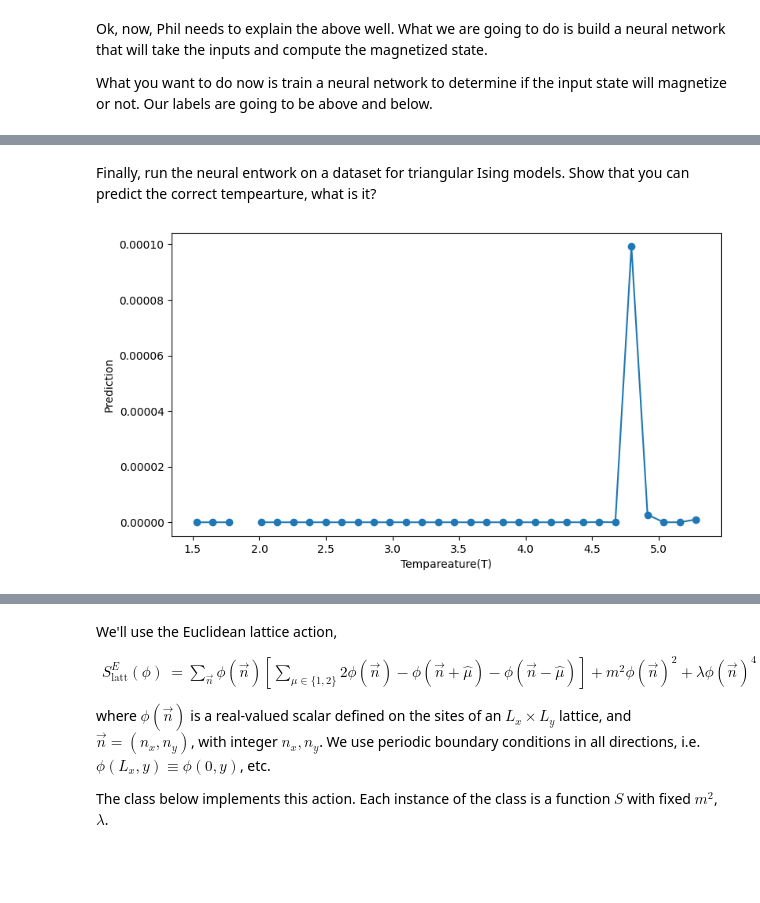
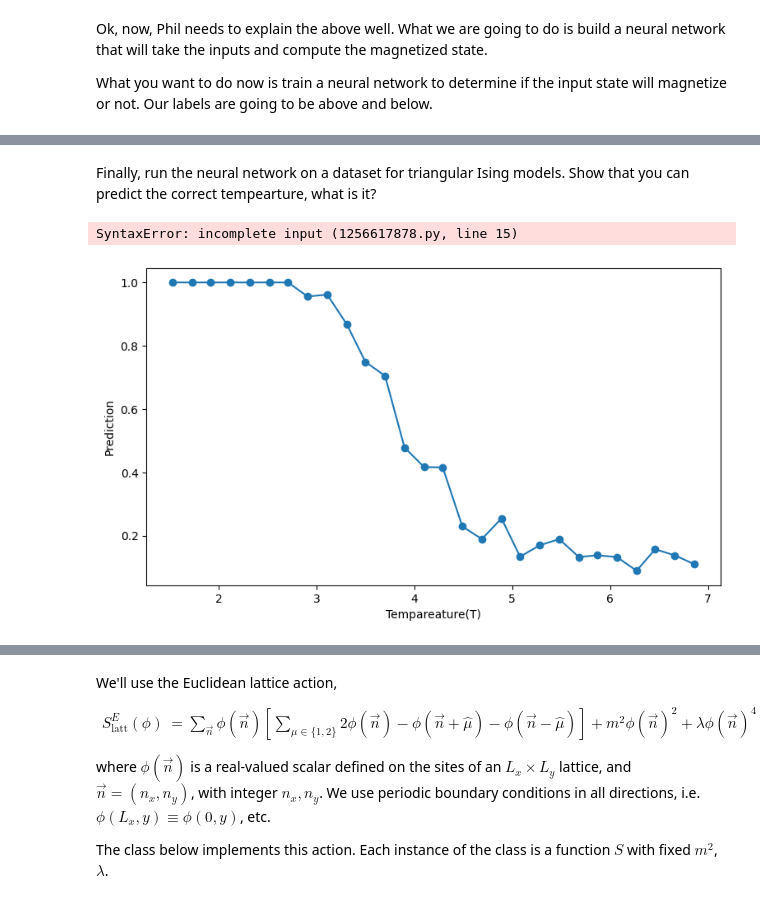
Before and after one commit to violatingcp/project3, a Jupyter notebook: Project3Notes.ipynb, the cells around one changed output, grey strips where cells are left out. Drawn from its saved outputs; the diff is of its cells as text; code cells hidden in the pictures; blank space fills up the shorter version.

```diff
--- a/Project3Notes.ipynb
+++ b/Project3Notes.ipynb
@@ -23,0 +154,3 @@ As a first step write (split the below code into multiple steps to build the con
+# %%
+def update_rand(iArr,N,TM1):
+    return
@@ -523 +1158,12 @@ Epoch: 11 LOSS train: 0.4300193190574646
+# %%
+model.train(False)
+test_accuracy = Accuracy(task="binary", num_classes=2)
+for x, y, t in test_loader:
+    with torch.no_grad():
+            #Run inference on test dataset
+            #Insert code here
+
+#compute accuracy
+#plot Prediction vs tempature for truth and pred
+#Do you get good validation?
 # %% [markdown]
@@ -590,55 +1256,74 @@ sim 0
 # %% [markdown]
-Finally, run the neural entwork on a dataset for triangular Ising models. Show that you can predict the correct tempearture, what is it?
+Finally, run the neural network on a dataset for triangular Ising models. Show that you can predict the correct tempearture, what is it?
+# %%
+#Now lets test it on something different
+def load():
+    #following above, read teh data and output a dataset
+    return data_tri_train, data_tri_test
+
+data_tri_train, data_tri_test = load()
+batch=1000
+test_tri_loader = DataLoader(data_tri_test, batch_size=batch,shuffle=True)
+
+#again following above, plot the temp applying your prevoiusly trained NN to the triagle boltzman
+model.train(False)
+for x, y, t in test_tri_loader:
+    with torch.no_grad():
+
+#What is accuracy?
+#plot Score vs Temp where is the phase transition, is it consistent with truth see arxiv paper
+# %% [output]
+SyntaxError: incomplete input (1256617878.py, line 15)
 # %%
 #Now lets test it on something different
 def load():
     nones = 0
     all_tri_data  = None
     all_tri_temps = None
-    for temp in tqdm (range (nt), desc="Loading..."):
-        f = h5py.File('tridata_'+str(T[temp])+'.h5', 'r')
+    for temp in tqdm (range (nt+8), desc="Loading..."):
+        f = h5py.File('tridata_'+str(T2[temp])+'.h5', 'r')
         if temp == 0:
             all_tri_data  = f['data']
             all_tri_temps = np.ones(all_tri_data.shape[0])*temp
         else:
             all_tri_data  = np.append(all_tri_data, f['data'],axis=0)
             all_tri_temps = np.append(all_tri_temps,np.ones(f['data'].shape[0])*temp)
-    if T[temp] < 2.25:
+    if T2[temp] < 2.25:
         nones = all_data.shape[0]
 
 
     all_tri_data  = np.reshape(all_tri_data,(all_tri_data.shape[0],all_tri_data.shape[1]*all_tri_data.shape[2]))
     all_tri_labels=np.append(np.ones(nones),np.zeros(all_tri_data.shape[0]-nones)).astype("float32")
     all_tri_dataset = DataSet(samples=all_tri_data.astype("float32"),labels=all_tri_labels,temps=all_tri_temps)
     ntotal = all_tri_data.shape[0]
     data_tri_train, data_tri_test = random_split(all_tri_dataset, [int(0.8*ntotal),ntotal-int(0.8*ntotal)])
     return data_tri_train, data_tri_test
 
 data_tri_train, data_tri_test = load()
 batch=1000
 test_tri_loader = DataLoader(data_tri_test, batch_size=batch,shuffle=True)
 
 model.train(False)
 tplot  = np.array([])
-yplot  = np.zeros(len(T))
-ytrue  = np.zeros(len(T))
-ycount = np.zeros(len(T))
+yplot  = np.zeros(len(T2))
+ytrue  = np.zeros(len(T2))
+ycount = np.zeros(len(T2))
 for x, y, t in test_tri_loader:
     with torch.no_grad():
         y_hat = model(x)
         for pT,py_hat,py in zip(t.detach().numpy(),y_hat.detach().numpy(),y.detach().numpy()):
             pT = int(pT)
             yplot[pT]  += py_hat[0]
             ytrue[pT]  += py
             ycount[pT] += 1
 yplot/=ycount
 ytrue/=ycount
 
 f = plt.figure(figsize=(9, 5));
-plt.plot(T,yplot, marker='o')
+plt.plot(T2,yplot, marker='o')
 plt.ylabel('Prediction')
 plt.xlabel('Tempareature(T)')
 plt.show()
 # %% [output]
-[figure, old version]
+[figure, new version]
 # %% [markdown]
```
Also changed, not shown: parts of 109 cells of this notebook.
